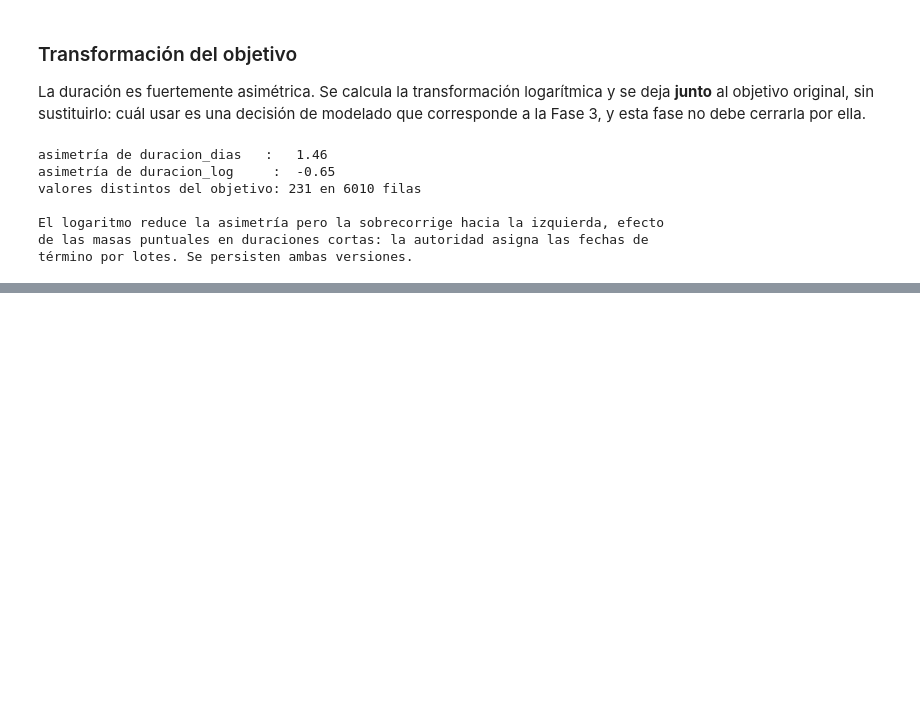
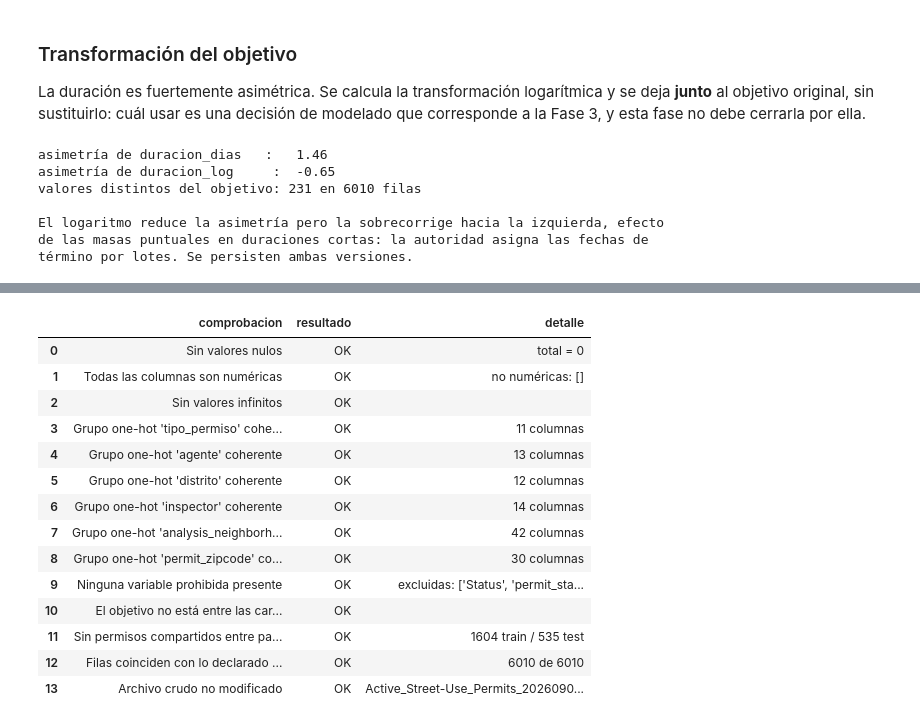
Before and after one commit to RJaramilloP/proyecto-grupo5-mcdi500, a Jupyter notebook: F2/F2_Prueba.ipynb, the cells around one changed output, grey strips where cells are left out. Saved outputs shown, nothing was run; the diff lists cells and outputs as text; code cells hidden in the pictures; blank space fills up the shorter version.

Commit message:
feat: Definición de estructura de sección 6 y prueba de validación de dataset final
Co-authored-by: RJaramilloP <153374817+RJaramilloP@users.noreply.github.com>

```diff
--- a/F2/F2_Prueba.ipynb
+++ b/F2/F2_Prueba.ipynb
@@ -1332,0 +1337,79 @@ término por lotes. Se persisten ambas versiones.
+# %%
+def validar_dataset(datos, grupos_one_hot=None, prohibidas=None, objetivo=None):
+    """
+    Comprueba integridad, consistencia y coherencia del dataset final.
+
+    Extiende la comprobacion habitual con dos controles propios del proyecto: que
+    ninguna variable prohibida se haya colado y que el objetivo no figure entre las
+    caracteristicas.
+
+    Lanza
+    -----
+    AssertionError
+        Si alguna comprobacion falla.
+    """
+    print("VALIDACIÓN DEL DATASET FINAL")
+    print("-" * 45)
+    registro = []
+
+    def anotar(texto, condicion, detalle=""):
+        registro.append({"comprobacion": texto,
+                         "resultado": "OK" if bool(condicion) else "FALLA",
+                         "detalle": str(detalle)})
+        assert condicion, f"{texto}: {detalle}"
+        print(f"[OK] {texto}" + (f" ({detalle})" if detalle else ""))
+
+    # 1. Integridad
+    nulos = int(datos.isnull().sum().sum())
+    anotar("Sin valores nulos", nulos == 0, f"total = {nulos}")
+
+    # 2. Consistencia: todas las columnas son numericas
+    no_num = datos.select_dtypes(exclude=[np.number, "bool"]).columns.tolist()
+    anotar("Todas las columnas son numéricas", not no_num, f"no numéricas: {no_num}")
+    anotar("Sin valores infinitos",
+           not np.isinf(datos.select_dtypes(include=[np.number]).to_numpy()).any())
+
+    # 3. Coherencia: cada grupo one-hot suma 1 por fila
+    if grupos_one_hot:
+        for nombre, cols in grupos_one_hot.items():
+            suma = datos[cols].sum(axis=1)
+            anotar(f"Grupo one-hot '{nombre}' coherente", bool((suma == 1).all()),
+                   f"{len(cols)} columnas")
+
+    # 4. Control de fugas
+    if prohibidas:
+        coladas = [c for p in prohibidas for c in datos.columns if c.startswith(p)]
+        anotar("Ninguna variable prohibida presente", not coladas, f"excluidas: {prohibidas}")
+    if objetivo:
+        anotar("El objetivo no está entre las características", objetivo not in datos.columns)
+
+    # 5. Duplicados y dimensiones
+    dup = int(datos.duplicated().sum())
+    print(f"[INFO] Filas duplicadas: {dup}")
+    print(f"[INFO] Dimensiones finales: {datos.shape}")
+    return pd.DataFrame(registro)
+
+
+COLUMNAS_INDICADORAS = [c for cols in grupos_one_hot.values() for c in cols]
+CARACTERISTICAS = NUMERICAS + BINARIAS + COLUMNAS_INDICADORAS
+
+tabla_validacion = validar_dataset(df[CARACTERISTICAS], grupos_one_hot,
+                                   prohibidas=PROHIBIDAS, objetivo=OBJETIVO)
+
+# Comprobaciones que dependen de la particion y del archivo original.
+extra = []
+extra.append({"comprobacion": "Sin permisos compartidos entre particiones",
+              "resultado": "OK" if not (permisos_tr & permisos_te) else "FALLA",
+              "detalle": f"{len(permisos_tr)} train / {len(permisos_te)} test"})
+extra.append({"comprobacion": "Filas coinciden con lo declarado en la Fase 1",
+              "resultado": "OK" if len(df) == META_F1["conjunto_trabajo"]["filas"] else "FALLA",
+              "detalle": f"{len(df)} de {META_F1['conjunto_trabajo']['filas']}"})
+extra.append({"comprobacion": "Archivo crudo no modificado",
+              "resultado": "OK" if df_crudo.equals(cargar_datos(ARCHIVO)) else "FALLA",
+              "detalle": ARCHIVO.name})
+tabla_validacion = pd.concat([tabla_validacion, pd.DataFrame(extra)], ignore_index=True)
+
+assert (tabla_validacion.resultado == "OK").all(), "Hay comprobaciones fallidas."
+print(f"\n[OK] {len(tabla_validacion)}/{len(tabla_validacion)} comprobaciones superadas")
+tabla_validacion
+# %% [output]
@@ -1332,0 +1433,15 @@ término por lotes. Se persisten ambas versiones.
+|  | comprobacion | resultado | detalle |
+| 0 | Sin valores nulos | OK | total = 0 |
+| 1 | Todas las columnas son numéricas | OK | no numéricas: [] |
+| 2 | Sin valores infinitos | OK |  |
+| 3 | Grupo one-hot 'tipo_permiso' cohe... | OK | 11 columnas |
+| 4 | Grupo one-hot 'agente' coherente | OK | 13 columnas |
+| 5 | Grupo one-hot 'distrito' coherente | OK | 12 columnas |
+| 6 | Grupo one-hot 'inspector' coherente | OK | 14 columnas |
+| 7 | Grupo one-hot 'analysis_neighborh... | OK | 42 columnas |
+| 8 | Grupo one-hot 'permit_zipcode' co... | OK | 30 columnas |
+| 9 | Ninguna variable prohibida presente | OK | excluidas: ['Status', 'permit_sta... |
+| 10 | El objetivo no está entre las car... | OK |  |
+| 11 | Sin permisos compartidos entre pa... | OK | 1604 train / 535 test |
+| 12 | Filas coinciden con lo declarado ... | OK | 6010 de 6010 |
+| 13 | Archivo crudo no modificado | OK | Active_Street-Use_Permits_2026090... |
```
Also changed, not shown: parts of 7 cells of this notebook.
